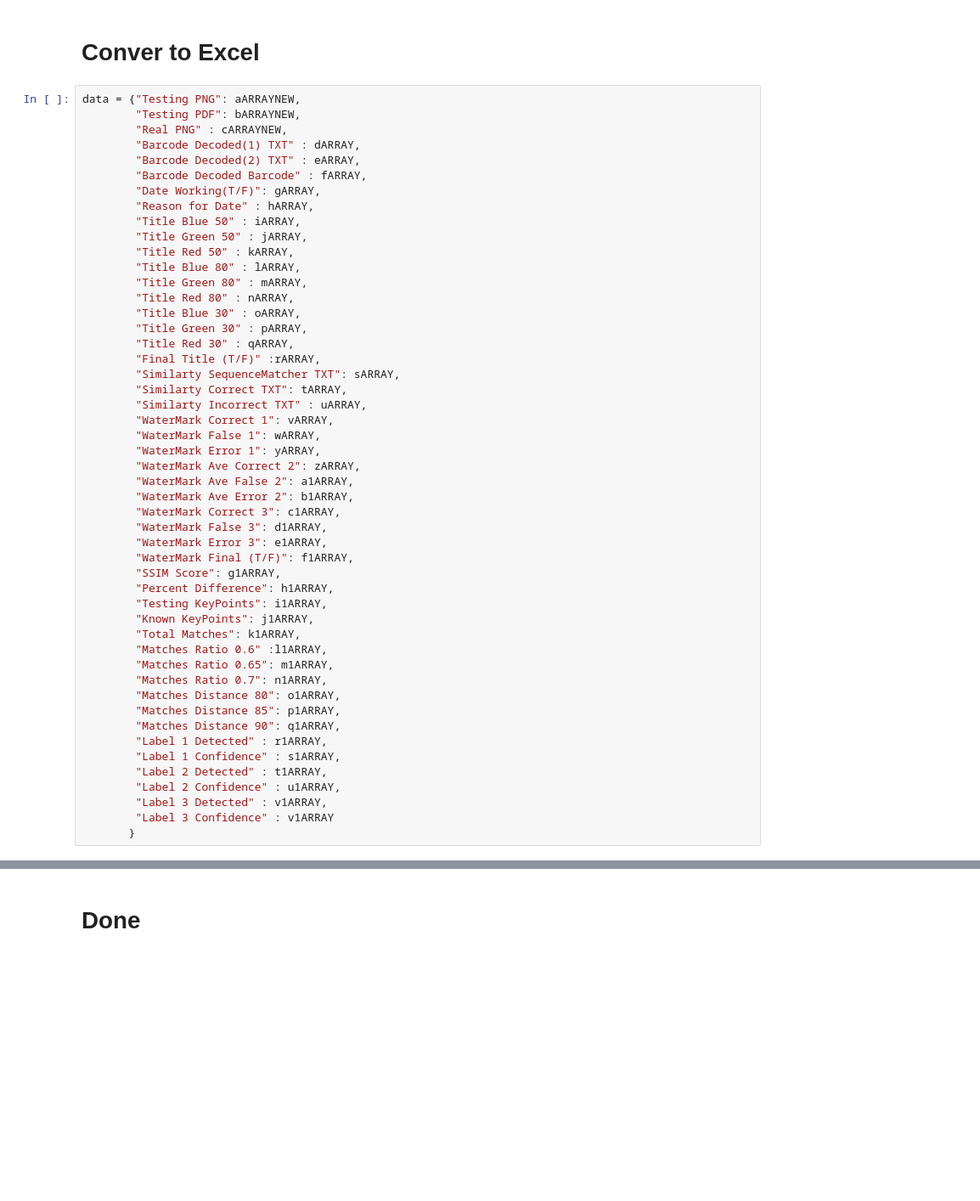
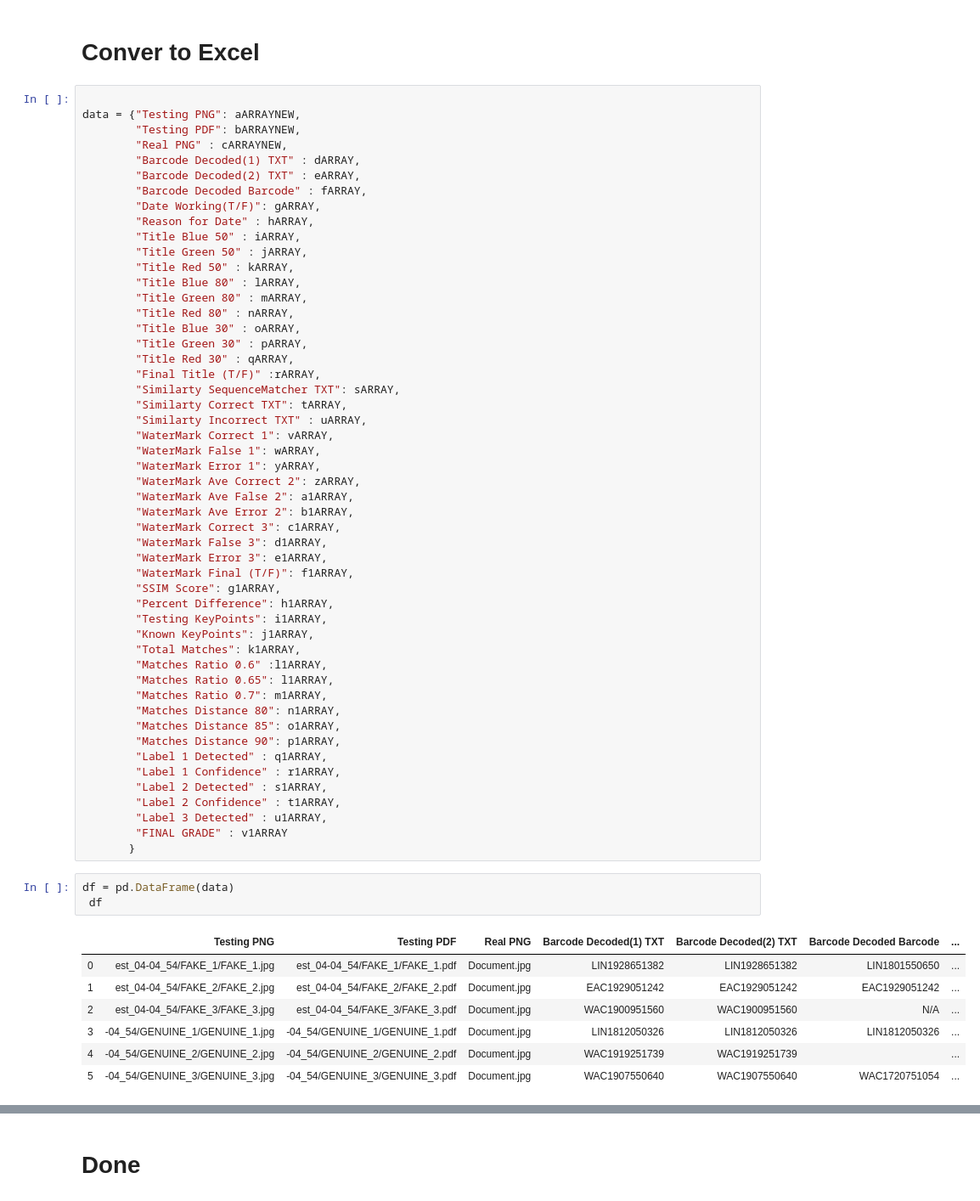
Before and after one commit to Kunal2341/fakerealdocument, a Jupyter notebook: JupyterNotebook/Everything.ipynb, the cells around one changed output, grey strips where cells are left out. Shown at 85% size. Saved outputs shown, nothing was run; the diff lists cells and outputs as text; blank space fills up the shorter version.

```diff
--- a/JupyterNotebook/Everything.ipynb
+++ b/JupyterNotebook/Everything.ipynb
@@ -1229,6 +1204,7 @@ for i in cARRAY:
 # %% [markdown]
 # Conver to Excel
 # %%
+
 data = {"Testing PNG": aARRAYNEW,
         "Testing PDF": bARRAYNEW,
         "Real PNG" : cARRAYNEW,
@@ -1266,15 +1242,26 @@ data = {"Testing PNG": aARRAYNEW,
         "Known KeyPoints": j1ARRAY,
         "Total Matches": k1ARRAY,
         "Matches Ratio 0.6" :l1ARRAY,
-        "Matches Ratio 0.65": m1ARRAY,
-        "Matches Ratio 0.7": n1ARRAY,
-        "Matches Distance 80": o1ARRAY,
-        "Matches Distance 85": p1ARRAY,
-        "Matches Distance 90": q1ARRAY,
-        "Label 1 Detected" : r1ARRAY,
-        "Label 1 Confidence" : s1ARRAY,
-        "Label 2 Detected" : t1ARRAY,
-        "Label 2 Confidence" : u1ARRAY,
-        "Label 3 Detected" : v1ARRAY,
-        "Label 3 Confidence" : v1ARRAY
+        "Matches Ratio 0.65": l1ARRAY,
+        "Matches Ratio 0.7": m1ARRAY,
+        "Matches Distance 80": n1ARRAY,
+        "Matches Distance 85": o1ARRAY,
+        "Matches Distance 90": p1ARRAY,
+        "Label 1 Detected" : q1ARRAY,
+        "Label 1 Confidence" : r1ARRAY,
+        "Label 2 Detected" : s1ARRAY,
+        "Label 2 Confidence" : t1ARRAY,
+        "Label 3 Detected" : u1ARRAY,
+        "FINAL GRADE" : v1ARRAY
        }
+# %%
+df = pd.DataFrame(data)
+ df
+# %% [output]
+|  | Testing PNG | Testing PDF | Real PNG | Barcode Decoded(1) TXT | Barcode Decoded(2) TXT | Barcode Decoded Barcode | ... |
+| 0 | est_04-04_54/FAKE_1/FAKE_1.jpg | est_04-04_54/FAKE_1/FAKE_1.pdf | Document.jpg | LIN1928651382 | LIN1928651382 | LIN1801550650 | ... |
+| 1 | est_04-04_54/FAKE_2/FAKE_2.jpg | est_04-04_54/FAKE_2/FAKE_2.pdf | Document.jpg | EAC1929051242 | EAC1929051242 | EAC1929051242 | ... |
+| 2 | est_04-04_54/FAKE_3/FAKE_3.jpg | est_04-04_54/FAKE_3/FAKE_3.pdf | Document.jpg | WAC1900951560 | WAC1900951560 | N/A | ... |
+| 3 | -04_54/GENUINE_1/GENUINE_1.jpg | -04_54/GENUINE_1/GENUINE_1.pdf | Document.jpg | LIN1812050326 | LIN1812050326 | LIN1812050326 | ... |
+| 4 | -04_54/GENUINE_2/GENUINE_2.jpg | -04_54/GENUINE_2/GENUINE_2.pdf | Document.jpg | WAC1919251739 | WAC1919251739 |  | ... |
+| 5 | -04_54/GENUINE_3/GENUINE_3.jpg | -04_54/GENUINE_3/GENUINE_3.pdf | Document.jpg | WAC1907550640 | WAC1907550640 | WAC1720751054 | ... |
```
Also changed, not shown: parts of 21 cells of this notebook, 10 other files.
